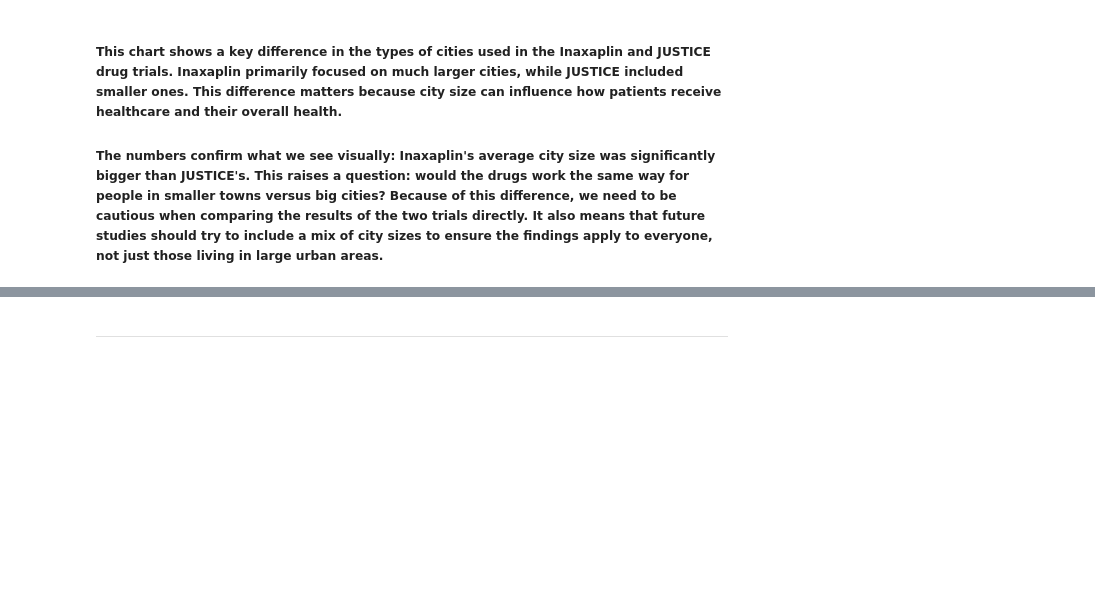
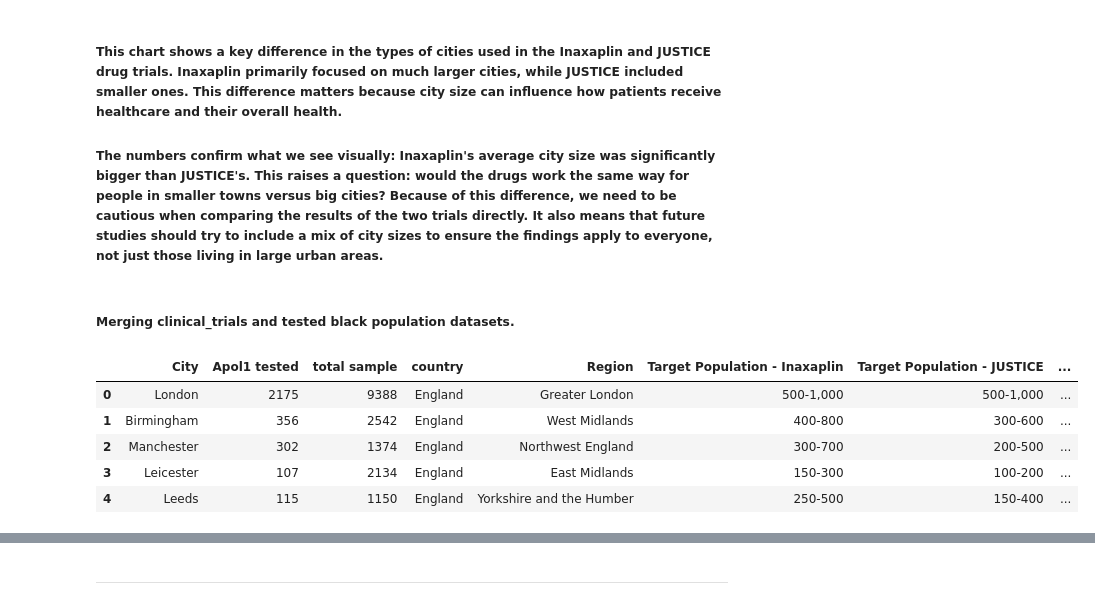
Before and after one commit to CesarChaparro1974/Dashboard-Development-for-Apol1-patients-in-UK, a Jupyter notebook: Project/notebook.ipynb, the cells around one changed output, grey strips where cells are left out. Cells and saved outputs as stored; diff of their text form; code cells hidden in the pictures; blank space fills up the shorter version.

```diff
--- a/Project/notebook.ipynb
+++ b/Project/notebook.ipynb
@@ -314,3 +314,10 @@ Arrived 14-23 years ago
 # %% [markdown]
 ##### Inaxaplin (formerly known as VX-147) is a drug developed by Vertex Pharmaceuticals, primarily intended for treating APOL1-mediated focal segmental glomerulosclerosis (FSGS), a kidney disease caused by mutations in the APOL1 gene.
 ##### The JUSTICE clinical trial is designed to evaluate whether baricitinib, a Janus kinase (JAK) inhibitor, can slow the progression of kidney disease associated with APOL1 gene variants. APOL1 gene variants are linked to certain kidney diseases, including Focal Segmental Glomerulosclerosis (FSGS) and hypertension-associated chronic kidney disease (HTN-CKD).
+# %%
+# read the dataset
+black_tested = pd.read_csv('/Users/cesarchaparro/Desktop/GitHub/Apol1_UK/Datasets/Adi/black_tested_uk/B_people_tested_UK_reg-Tabla 1.csv')
+# rename columns
+black_tested = black_tested.rename(columns={'Region': 'City', 'region': 'Region', 'count of black people tested': 'Apol1 tested'})
+
+black_tested.head()
@@ -441,3 +455,18 @@ plt.show()
 ##### This chart shows a key difference in the types of cities used in the Inaxaplin and JUSTICE drug trials.  Inaxaplin primarily focused on much larger cities, while JUSTICE included smaller ones.  This difference matters because city size can influence how patients receive healthcare and their overall health.
 
 ##### The numbers confirm what we see visually: Inaxaplin's average city size was significantly bigger than JUSTICE's.  This raises a question: would the drugs work the same way for people in smaller towns versus big cities?  Because of this difference, we need to be cautious when comparing the results of the two trials directly.  It also means that future studies should try to include a mix of city sizes to ensure the findings apply to everyone, not just those living in large urban areas.
+# %% [markdown]
+##### Merging clinical_trials and tested black population datasets.
+# %%
+# Merging the datasets
+merged_trials_tested = pd.merge(black_tested, clinical_trials, on='City')
+merged_trials_tested = merged_trials_tested.drop('Region_y', axis=1)
+merged_trials_tested = merged_trials_tested.rename(columns={'Region_x': 'Region'})
+merged_trials_tested.head()
+# %% [output]
+|  | City | Apol1 tested | total sample | country | Region | Target Population - Inaxaplin | Target Population - JUSTICE | ... |
+| 0 | London | 2175 | 9388 | England | Greater London | 500-1,000 | 500-1,000 | ... |
+| 1 | Birmingham | 356 | 2542 | England | West Midlands | 400-800 | 300-600 | ... |
+| 2 | Manchester | 302 | 1374 | England | Northwest England | 300-700 | 200-500 | ... |
+| 3 | Leicester | 107 | 2134 | England | East Midlands | 150-300 | 100-200 | ... |
+| 4 | Leeds | 115 | 1150 | England | Yorkshire and the Humber | 250-500 | 150-400 | ... |
```
Also changed, not shown: parts of 12 cells of this notebook, 36 other files.
